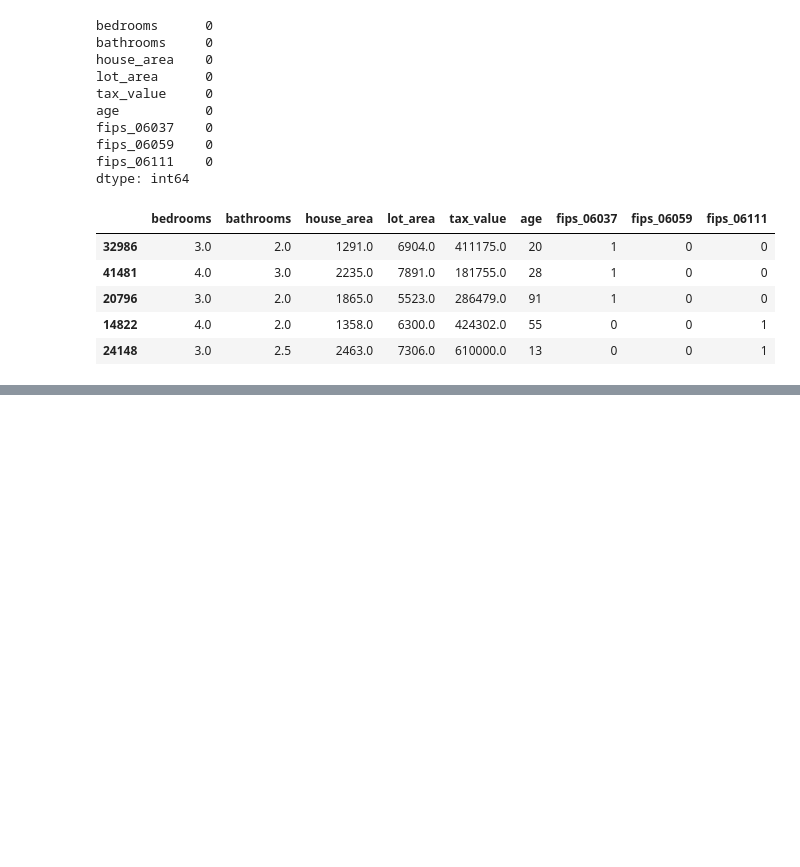
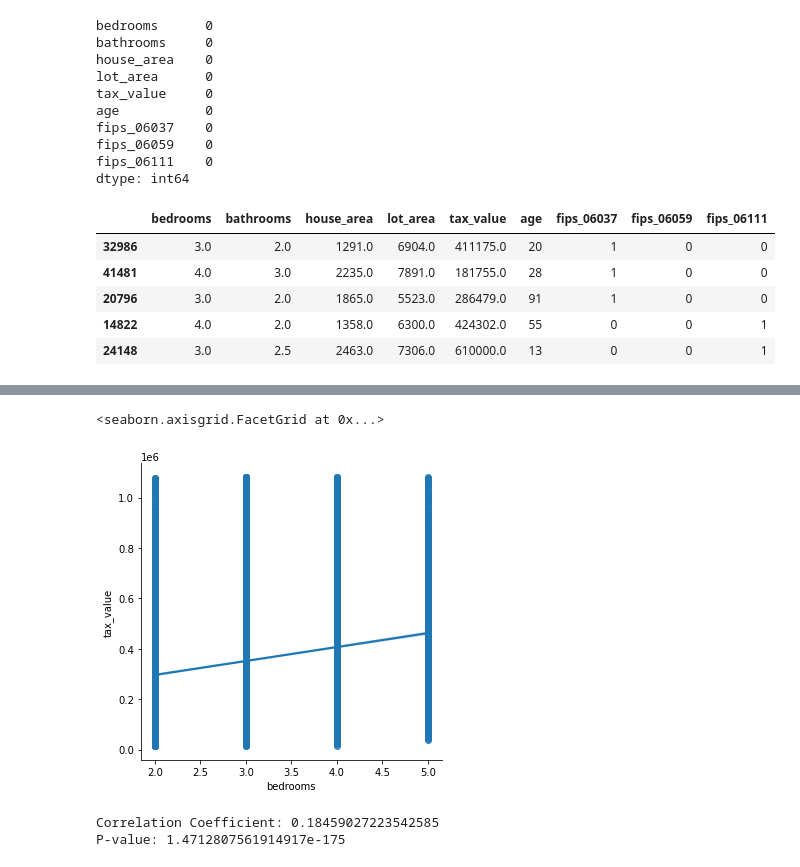
Before and after one commit to watermanbrandyn/regression_project, a Jupyter notebook: regression_workbook.ipynb, the cells around one changed output, grey strips where cells are left out. Saved outputs shown, nothing was run; the diff lists cells and outputs as text; code cells hidden in the pictures; blank space fills up the shorter version.

```diff
--- a/regression_workbook.ipynb
+++ b/regression_workbook.ipynb
@@ -763,0 +820,5 @@ train.head()
+# %%
+sns.lmplot(x='bedrooms', y='tax_value', data=train, scatter=True, hue=None, col=None)
+# %% [output]
+<seaborn.axisgrid.FacetGrid at 0x...>
+[figure, added]
@@ -763,0 +829,6 @@ train.head()
+# %%
+r, p_value = pearsonr(train.bedrooms, train.tax_value)
+print(f'Correlation Coefficient: {r}\nP-value: {p_value}')
+# %% [output]
+Correlation Coefficient: 0.18459027223542585
+P-value: 1.4712807561914917e-175
```
Also changed, not shown: parts of 14 cells of this notebook.
